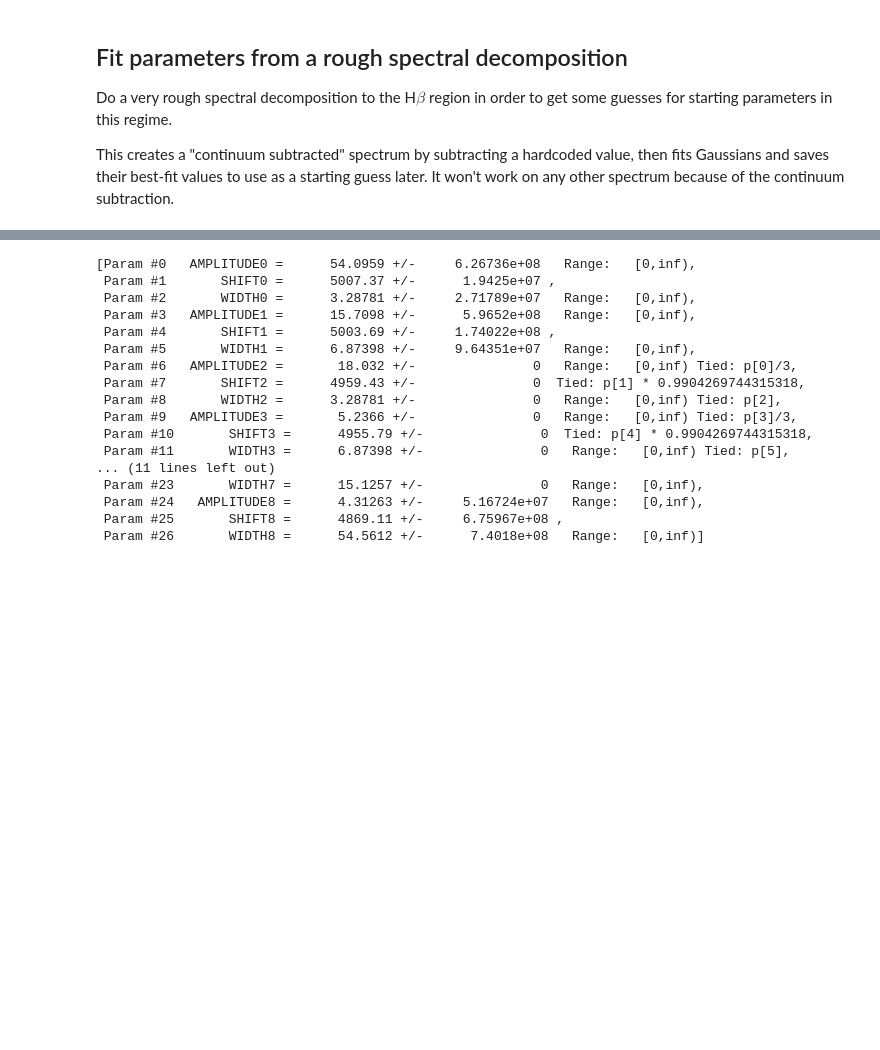
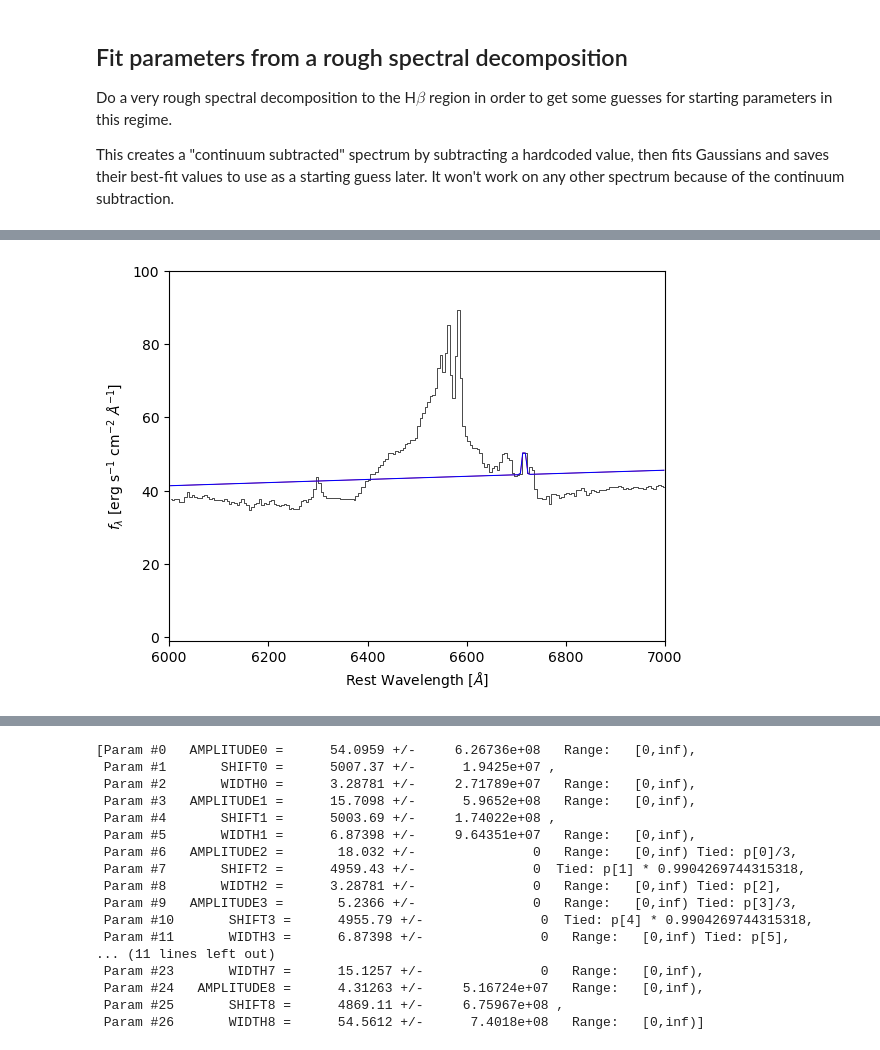
Before and after one commit to seratsaad/ticktock, a Jupyter notebook: Spectral Decomposition - Optical - Halpha.ipynb, the cells around one changed output, grey strips where cells are left out. Drawn from its saved outputs; the diff is of its cells as text; code cells hidden in the pictures; blank space fills up the shorter version.

```diff
--- a/Spectral Decomposition - Optical - Halpha.ipynb
+++ b/Spectral Decomposition - Optical - Halpha.ipynb
@@ -802,4 +525,10 @@ print(len(guesses))
 # %%
-spec.specfit.selectregion(xmin=4700,xmax=5100)
-spec.specfit(fittype='gaussian',guesses=guesses,tied=tied,fixed=fixed,negamp=False,show_components=False,baseline=True)
+# this actually does the fit after resetting the spectrum
+spec = pyspeckit.Spectrum(data=flux,xarr=lam,error=err)
+spec.unit = 'erg s$^{-1}$ cm$^{-2}$ $\\AA^{-1}$'
+spec.xarr.set_unit = u.angstrom #'$\\AA$'
+spec.xarr.xtype='angstrom'
+spec.Registry.add_fitter('opticalagn',optical_agn_fitter(),5)
+spec.specfit.selectregion(xmin=6000,xmax=7000)
+spec.specfit(fittype='opticalagn',vheight=False,guesses=guesses,tied=tied,fixed=fixed,parsteps=step,maxiter=500,baseline=False,subtract_baseline=False,quiet=False)
 # %% [output]
@@ -806,0 +552,9 @@ INFO: Left region selection unchanged.  xminpix, xmaxpix: 0,385 [pyspeckit.spect
+# %%
+import matplotlib as mpl
+mpl.rcParams.update(mpl.rcParamsDefault)
+spec.plotter(xmin=6000,xmax=7000,ymin=-1,ymax=100,xlabel='Rest Wavelength [$\AA$]',ylabel="$f_{\lambda}$ [erg s$^{-1}$ cm$^{-2}$ $\AA^{-1}$]")
+spec.specfit.plot_fit(annotate=False)
+spec.specfit.plot_components()
+plt.show()
+# %% [output]
+[figure, added]
```
Also changed, not shown: parts of 26 cells of this notebook.
